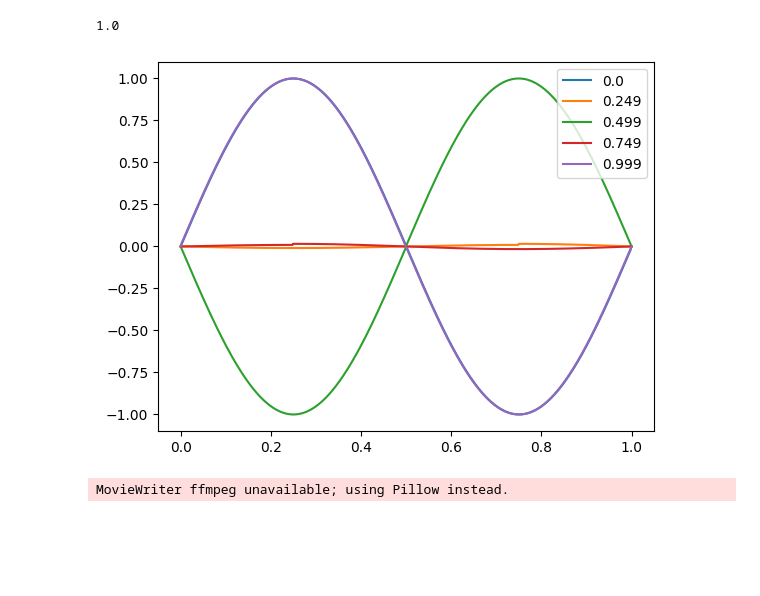
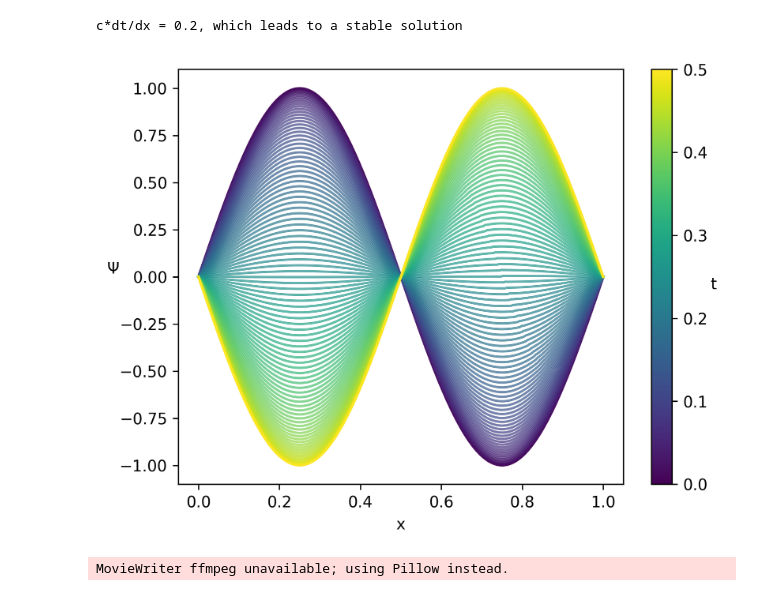
Before and after one commit to JTimmr/Scientific_Computing_1, a Jupyter notebook: vibrating_string.ipynb, the cells around one changed output. Cells and saved outputs as stored; diff of their text form; code cells hidden in the pictures; blank space fills up the shorter version.

```diff
--- a/vibrating_string.ipynb
+++ b/vibrating_string.ipynb
@@ -95,6 +96,8 @@ def run_simulation(T, c, L, dt, dx, initial_condition, store_ts, make_animation=
 
     # Calculate amount of discretized x-coordinates
     N = round(L / dx)
+    t_decimals = round(-1 * np.log10(dt)) + 1
+    frequency=1
     if make_animation:
 
         # Settings for the animation
@@ -105,10 +108,12 @@ def run_simulation(T, c, L, dt, dx, initial_condition, store_ts, make_animation=
         frames = framerate * duration
         timesteps = round(T / dt)
         frequency = round(timesteps / frames)
-        t_decimals = round(-1 * np.log10(dt)) + 1
+
 
         # Make array of timesteps to store
         store_ts = np.around(np.arange(0, T, dt)[::frequency], t_decimals)
+    else:
+        store_ts = np.around(store_ts, t_decimals)
 
     # Do simulation, and extract the desired frames
     states_to_keep = do_T_timesteps(initial_condition, c, dt, dx, N, T, store_ts)
@@ -126,11 +131,24 @@ def run_simulation(T, c, L, dt, dx, initial_condition, store_ts, make_animation=
 
     else:
 
+        plt.figure(dpi=300)
+
+        normalized_ts = (store_ts - store_ts.min()) / (store_ts.max() - store_ts.min())
+
+        cmap = plt.get_cmap('viridis')
+
+        map = cm.ScalarMappable(cmap=cmap, norm=plt.Normalize(vmin=store_ts.min(), vmax=store_ts.max()))
+        map.set_array([])
+
         # Plot different states of the system
         for index, state in enumerate(states_to_keep):
-            plt.plot(np.linspace(0, L, N), state, label=store_ts[index])
+            plt.plot(np.linspace(0, L, N), state, color=cmap(normalized_ts[index]), label=store_ts[index], alpha=0.7)
 
-        plt.legend()
+        cbar = plt.colorbar(map)
+        cbar.set_label('t', rotation=0)
+
+        plt.xlabel('x')
+        plt.ylabel('Ψ', rotation=0)
 
     if filename:
         plt.savefig(filename)
@@ -139,18 +157,24 @@ def run_simulation(T, c, L, dt, dx, initial_condition, store_ts, make_animation=
 # %%
 T = 1
 c = 1
 L = 1
-dt = 0.001
-dx = 0.001
-print(c*dt/dx)
-store_ts = np.array([0., 0.249, 0.499, 0.749, 0.999])
+dt = 0.0001
+dx = 0.0005
+
+stability_coefficient = c*dt/dx
+if stability_coefficient <= 1.:
+    print(f'c*dt/dx = {stability_coefficient}, which leads to a stable solution')
+else:
+    print(f'c*dt/dx = {stability_coefficient}, which leads to an UNSTABLE solution')
+
+store_ts = np.linspace(0, 0.5, 101)
 
 initial_condition = initial_condition_I(L, dx)
 
 run_simulation(T, c, L, dt, dx, initial_condition, store_ts)
 # %% [output]
-1.0
+c*dt/dx = 0.2, which leads to a stable solution
-[figure, old version]
+[figure, new version]
 # %%
 make_animation = True
 run_simulation(T, c, L, dt, dx, initial_condition, store_ts, make_animation, filename='animation_I.gif')
```
Also changed, not shown: parts of 3 cells of this notebook, 1 other file.
